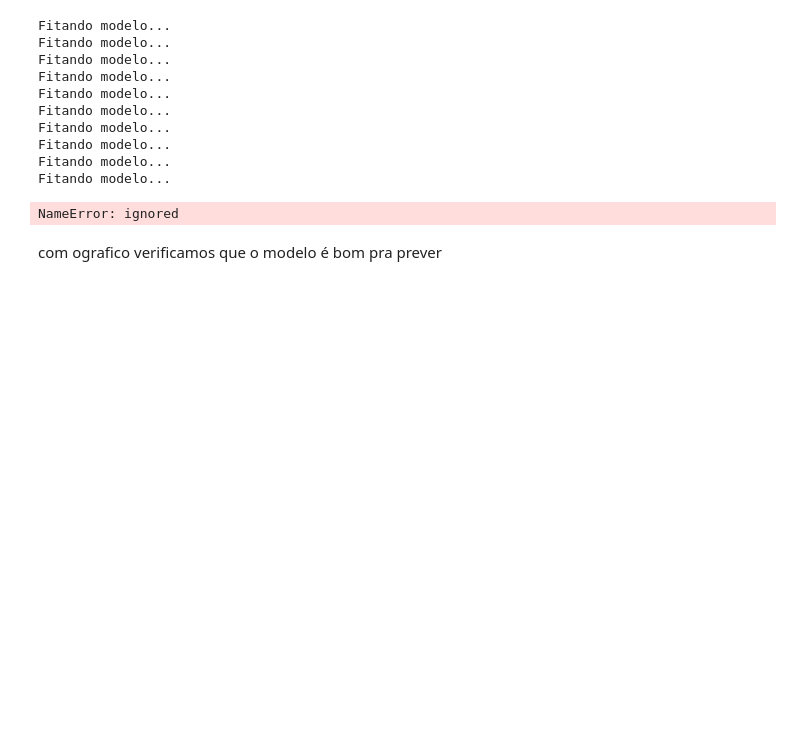
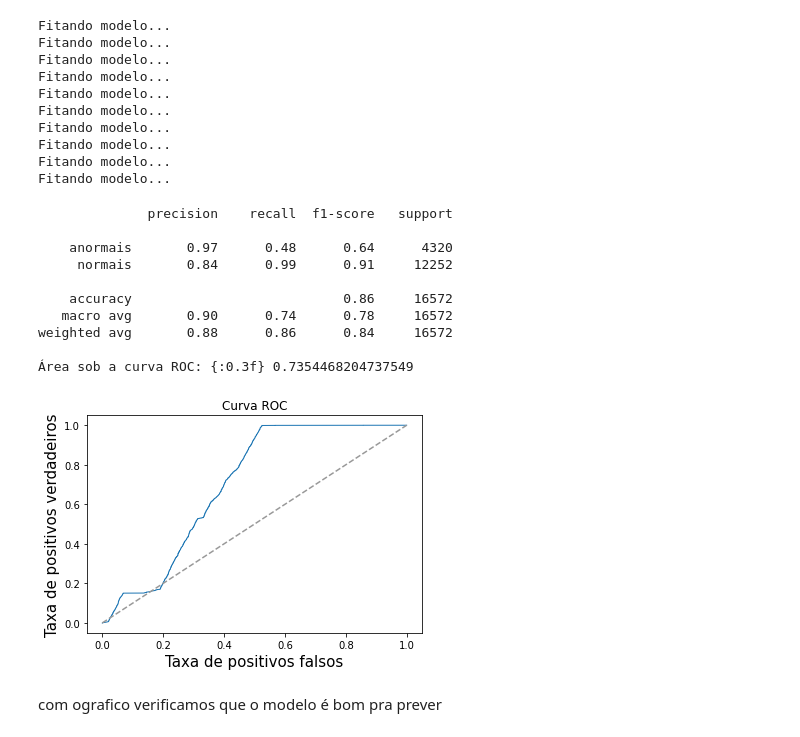
Before and after one commit to marcelogbrito/machine-learning-negocios, a Jupyter notebook: DeteccaoFraudes.ipynb, the cells around one changed output. Drawn from its saved outputs; the diff is of its cells as text; code cells hidden in the pictures; blank space fills up the shorter version.

```diff
--- a/DeteccaoFraudes.ipynb
+++ b/DeteccaoFraudes.ipynb
@@ -812,34 +812,44 @@ Fitando modelo...
 # %%
 # fazer o relatorio de classificação completa curva roc
 OCSVM_best.fit(X_train)
 #variavel nova
-Y_predicted = OSCVM_best.predict(X_eval)
+Y_predicted = OCSVM_best.predict(X_eval)
 # usa funcao score
 roc_auc = roc_auc_score(Y_eval, Y_predicted)
 
 print(classification_report(Y_eval,
                             Y_predicted,
                             target_names=['anormais', 'normais']))
 
 print('Área sob a curva ROC: {:0.3f}', format(roc_auc))
 
 #computar a curva em si
 OCSVM_probs = OCSVM_best.decision_function(X_eval)
 fpr, tpr, threshold = roc_curve(Y_eval, OCSVM_probs)
 
 plt.plot(fpr, tpr, lw=1, label='ROC')
 plt.plot([0,1], [0,1], '--', color=[0.6, 0.6, 0.6], label='sorte')
 
 plt.xlim([-0.05, 1.05])
 plt.ylim([-0.05, 1.05])
 
 plt.xlabel('Taxa de positivos falsos', fontsize=15)
 plt.ylabel('Taxa de positivos verdadeiros', fontsize=15)
 plt.title('Curva ROC')
 
 plt.show()
 # %% [output]
-NameError: ignored
+              precision    recall  f1-score   support
+
+    anormais       0.97      0.48      0.64      4320
+     normais       0.84      0.99      0.91     12252
+
+    accuracy                           0.86     16572
+   macro avg       0.90      0.74      0.78     16572
+weighted avg       0.88      0.86      0.84     16572
+
+Área sob a curva ROC: {:0.3f} 0.7354468204737549
+[figure, added]
 # %% [markdown]
 com ografico verificamos que o modelo é bom pra prever
 # %% [markdown]
```
Also changed, not shown: parts of 12 cells of this notebook.
